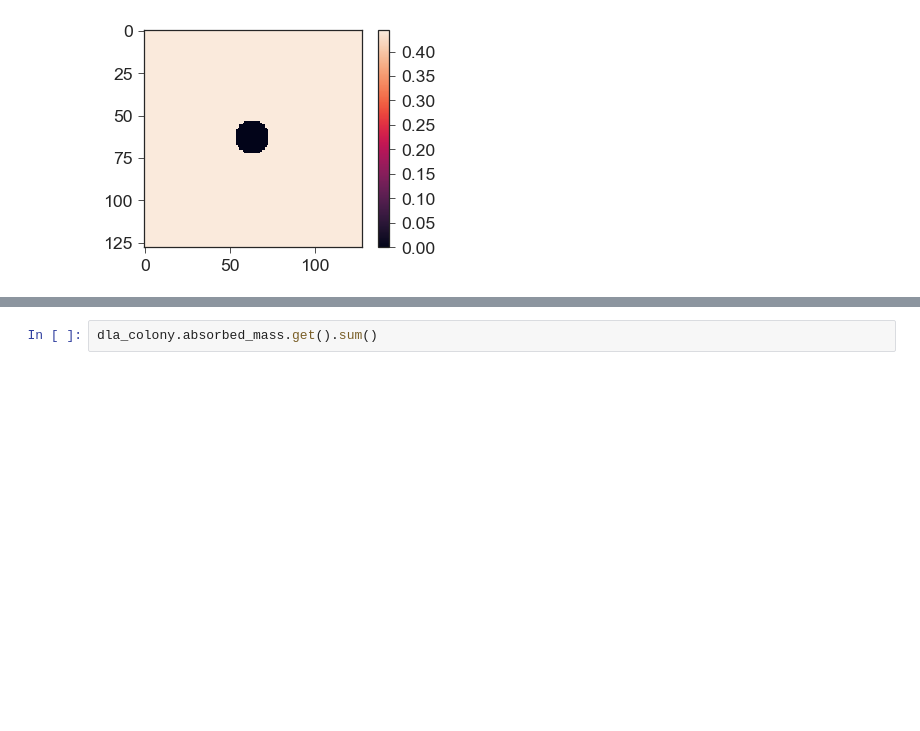
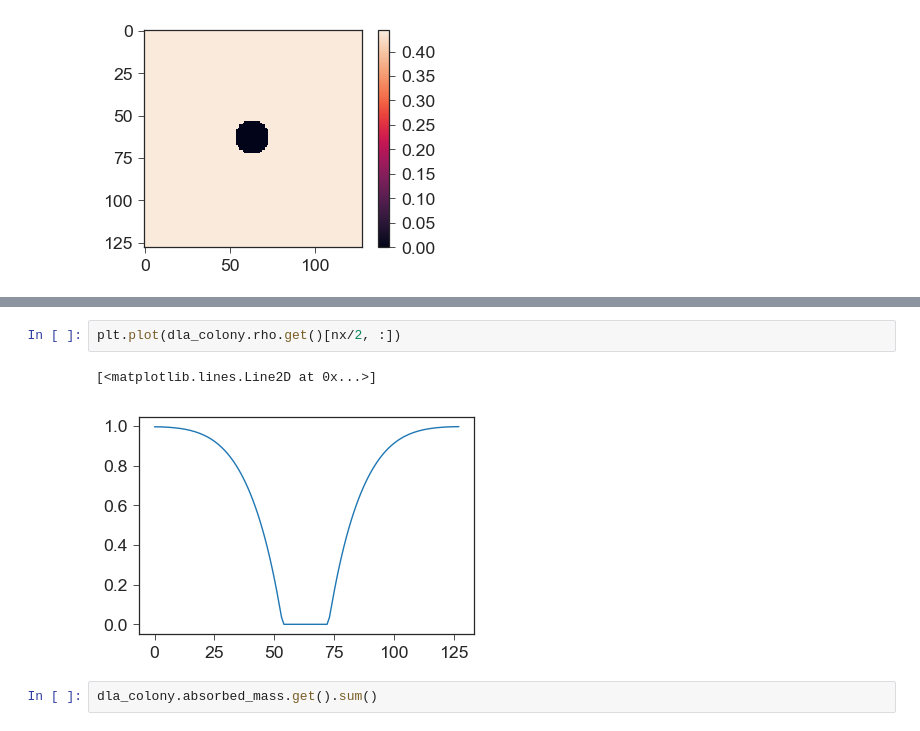
Before and after one commit to btweinstein/LB_colony_growth, a Jupyter notebook: 2018_04_23_mako_opencl_2d.ipynb, the cells around one changed output, grey strips where cells are left out. Cells and saved outputs as stored; diff of their text form; blank space fills up the shorter version.

```diff
--- a/2018_04_23_mako_opencl_2d.ipynb
+++ b/2018_04_23_mako_opencl_2d.ipynb
@@ -173,3 +172,8 @@ plt.colorbar()
+# %%
+plt.plot(dla_colony.rho.get()[nx/2, :])
+# %% [output]
+[<matplotlib.lines.Line2D at 0x...>]
+[figure, added]
 # %%
 dla_colony.absorbed_mass.get().sum()
 # %% [output]
```
Also changed, not shown: parts of 5 cells of this notebook, 1 other file.
